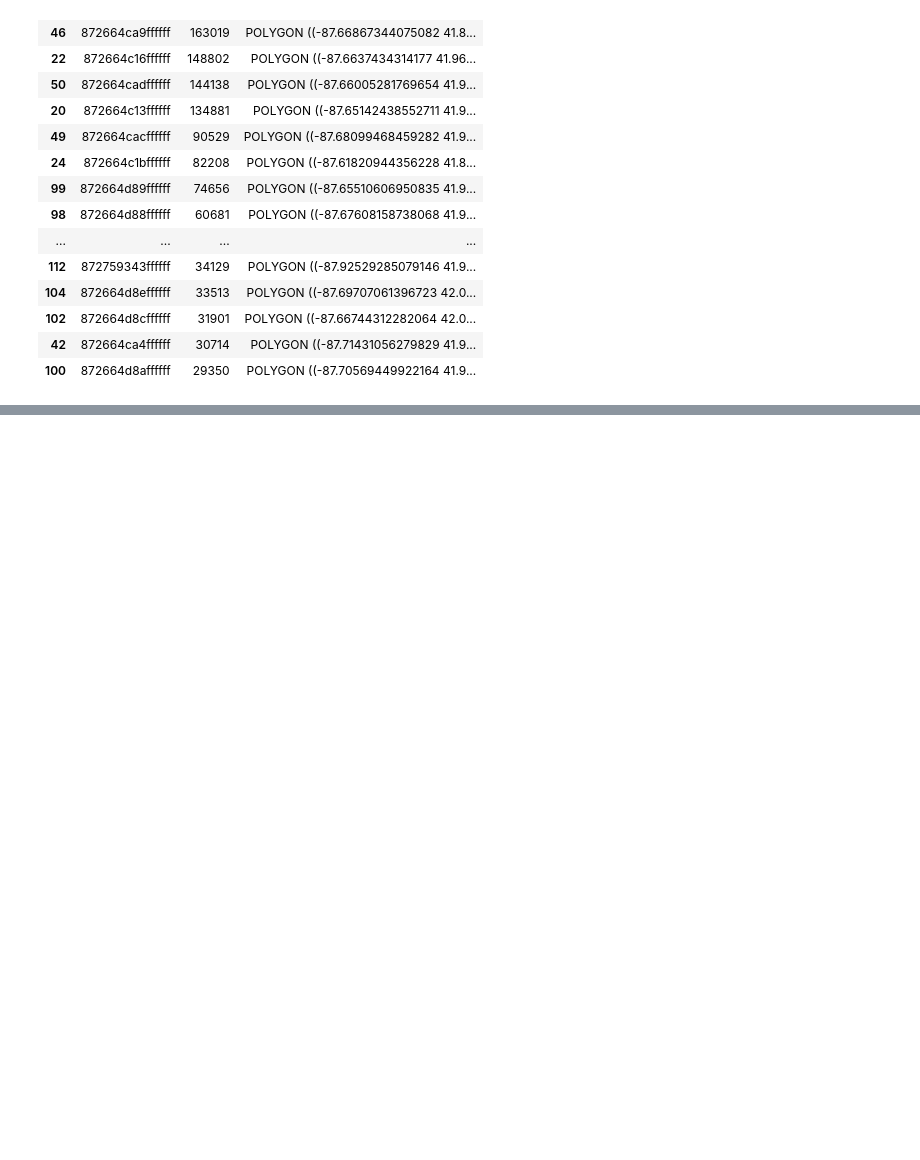
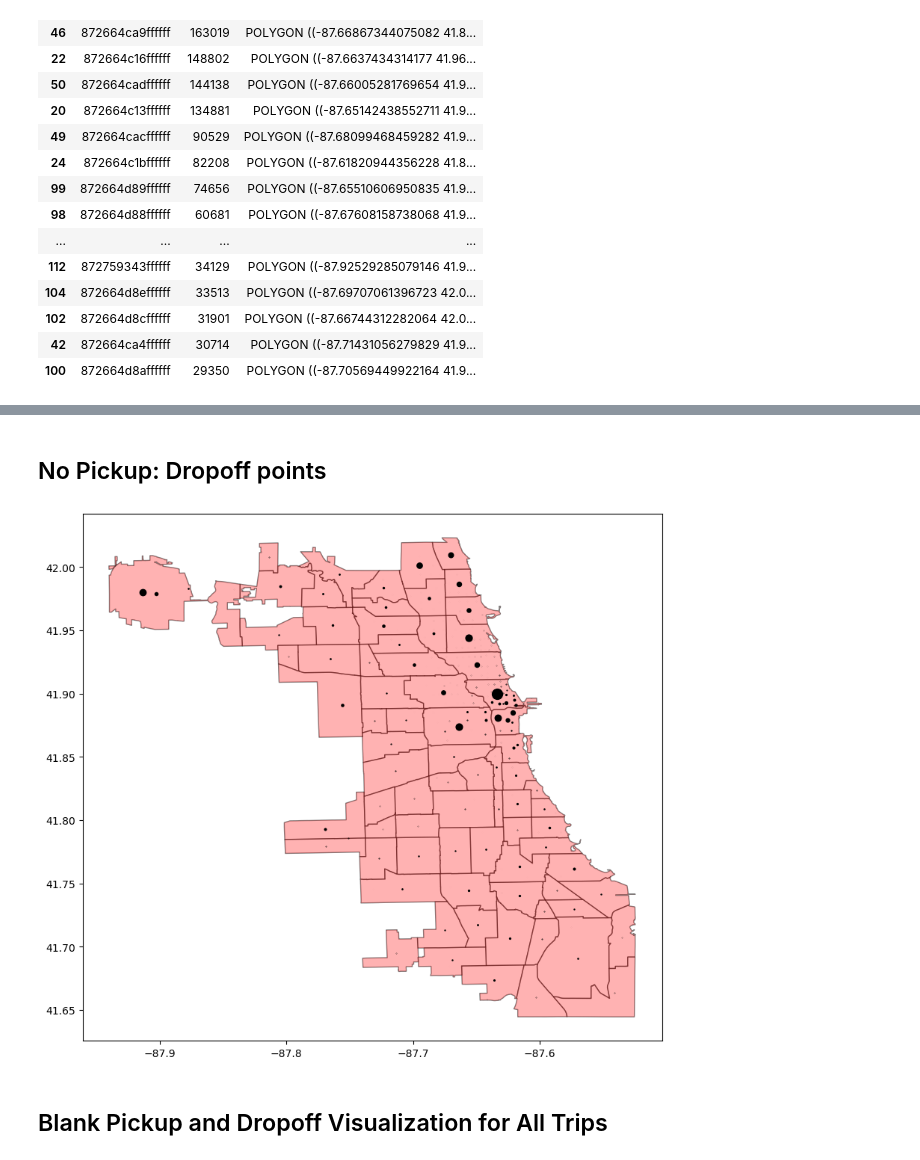
Before and after one commit to smolinde/Duracell_AAA_2024, a Jupyter notebook: Notebooks/Data_Exploration.ipynb, the cells around one changed output, grey strips where cells are left out. Cells and saved outputs as stored; diff of their text form; code cells hidden in the pictures; blank space fills up the shorter version.

```diff
--- a/Notebooks/Data_Exploration.ipynb
+++ b/Notebooks/Data_Exploration.ipynb
@@ -243,0 +332,14 @@ trips_ends_geo.plot(column='count', cmap='Reds')
+# %%
+from shapely.ops import unary_union
+import matplotlib.pyplot as plt
+
+
+# Combine all the community areas into one shape (union of all geometries)
+chicago_shape = unary_union(gdf['geometry'])
+
+# Plot to visualize the combined shape
+fig, ax = plt.subplots()
+gdf.plot(ax=ax, color='blue', alpha=0.5, edgecolor='k')
+gpd.GeoSeries([chicago_shape]).plot(ax=ax, color='red', alpha=0.3)
+plt.title('Combined Shape of Chicago')
+plt.show()
@@ -243,0 +385,20 @@ trips_ends_geo.plot(column='count', cmap='Reds')
+# %% [markdown]
+## No Pickup: Dropoff points
+# %%
+fig, ax = plt.subplots(figsize=(10, 10))
+
+for idx, row in end_points_gdf.iterrows():
+    ax.plot(row.geometry.x, row.geometry.y, 'o', color='black', markersize=row['counts_scaled'] * 10)
+
+# Plot gdf
+gdf.plot(ax=ax, color='white', alpha=0.5, edgecolor='k')
+
+# Plot Chicago shape
+gpd.GeoSeries([chicago_shape]).plot(ax=ax, color='red', alpha=0.3)
+
+# Show plot
+plt.show()
+# %% [output]
+[figure, added]
+# %% [markdown]
+## Blank Pickup and Dropoff Visualization for All Trips
```
Also changed, not shown: parts of 33 cells of this notebook.
